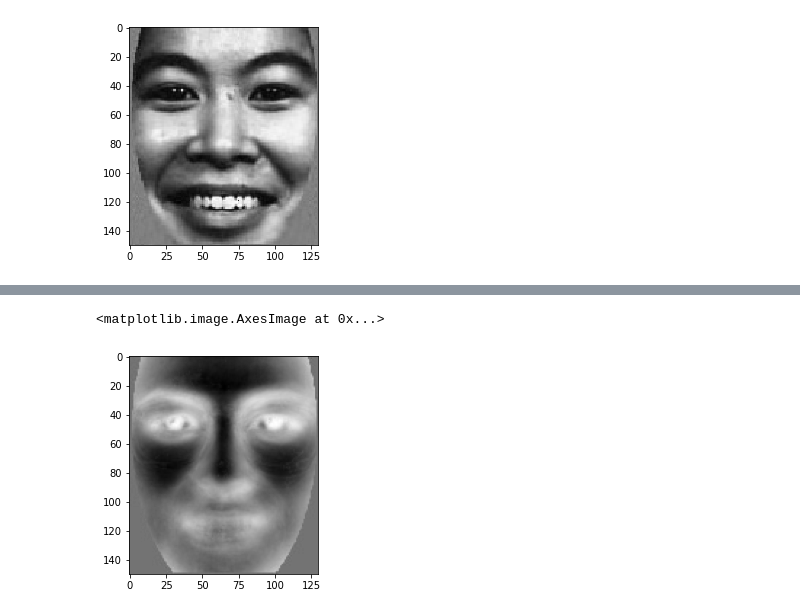
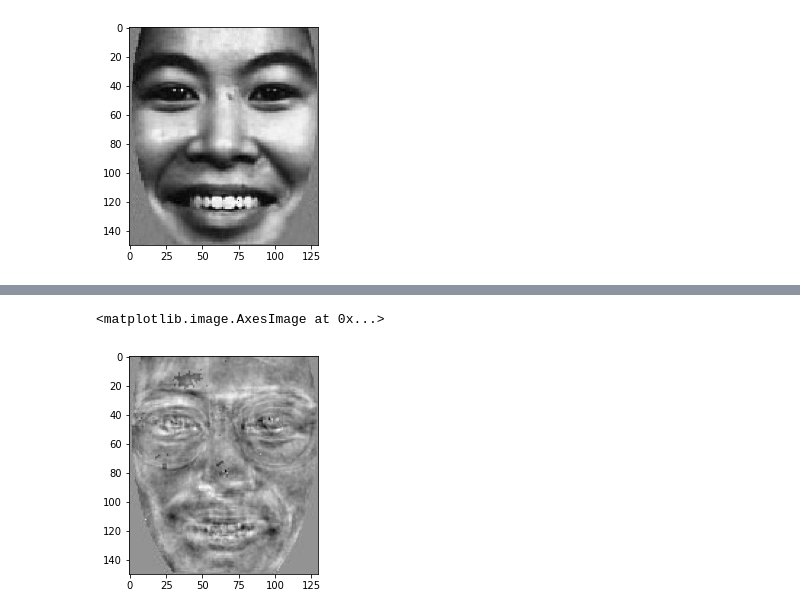
Before and after one commit to ttrapaid/facerecognition, a Jupyter notebook: pca.ipynb, the cells around one changed output, grey strips where cells are left out. Drawn from its saved outputs; the diff is of its cells as text; code cells hidden in the pictures.

```diff
--- a/pca.ipynb
+++ b/pca.ipynb
@@ -142,10 +112,3 @@ array([[-8.54352603e+02,  4.31352909e+00,  1.23014769e+01, ...,
          2.82035385e-01,  2.44367718e-01, -1.77161544e-01],
        [-8.54824354e+02,  5.12224938e+00,  1.14943446e+01, ...,
          2.82035385e-01,  2.44367718e-01, -1.77161544e-01]])
-# %%
-vals = []
-for i in range(0, 44):
-    vals.append(covar_eigvecs[i][0])
-
-plt.plot(range(0,44), vals)
-plt.show()
@@ -176,9 +114,0 @@ array([[-6.30453973e-03,  3.18309038e-05,  9.07765124e-05, ...,
-# %%
-sum = normalized[0]
-for i in range(1, 44):
-    sum += normalized[i]
-
-plt.figure(figsize=(15,15))
-plt.plot(range(0,44), sum)
-plt.xticks(range(0,44))
-plt.show()
@@ -213,7 +157,9 @@ for i in range(0, 44):
 # %%
-eigenface = normalized[:,0].reshape(150,130)
+# lets take a peek at some of the eigenfaces
+
+eigenface = normalized[:,32].reshape(150,130)
 plt.figure()
 plt.imshow(eigenface,cmap='gray')
 # %% [output]
 <matplotlib.image.AxesImage at 0x...>
-[figure, old version]
+[figure, new version]
```
Also changed, not shown: parts of 12 cells of this notebook.
